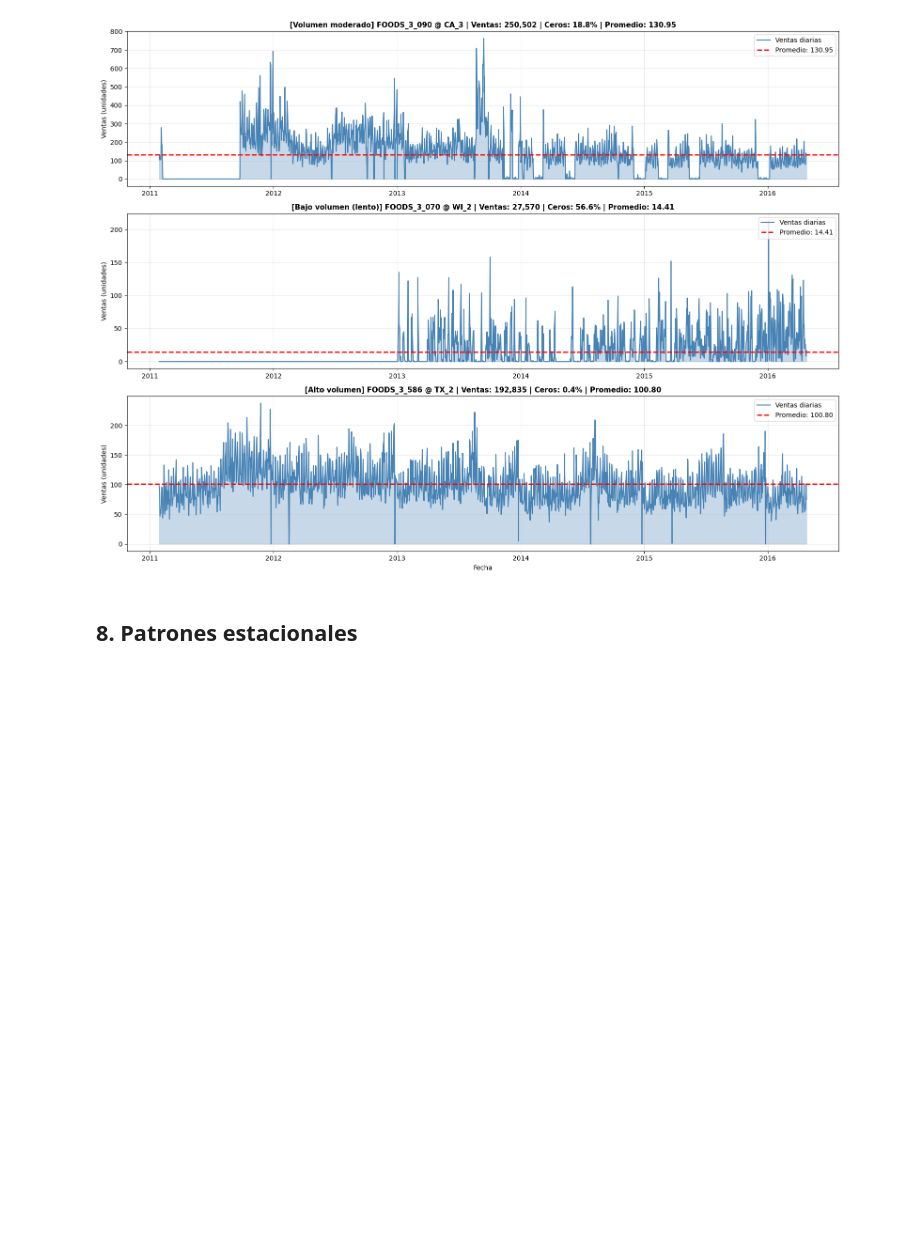
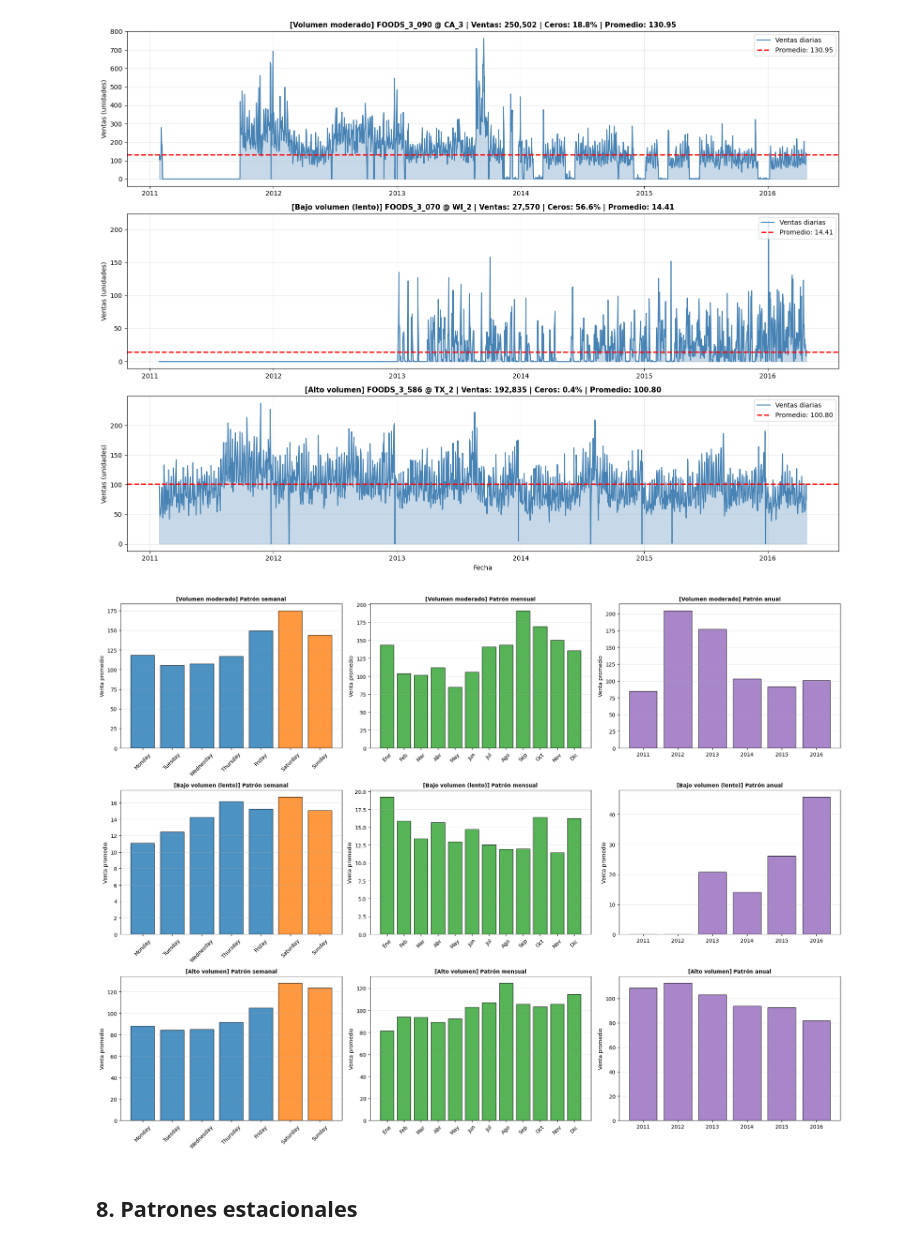
Before and after one commit to desareca/m5-probabilistic-forecast, a Jupyter notebook: notebooks/01_eda.ipynb, the cells around one changed output. Saved outputs shown, nothing was run; the diff lists cells and outputs as text; code cells hidden in the pictures; blank space fills up the shorter version.

Commit message:
add: seasonal patterns (daily, monthly, annual)

```diff
--- a/notebooks/01_eda.ipynb
+++ b/notebooks/01_eda.ipynb
@@ -556,6 +556,62 @@ SERIES REPRESENTATIVAS
 Bajo volumen (lento) FOODS_3_070     WI_2
         Alto volumen FOODS_3_586     TX_2
 [figure]
+# %%
+# Patrones estacionales de las series representativas: semanal, mensual y anual
+weekday_order = ['Monday', 'Tuesday', 'Wednesday', 'Thursday', 'Friday', 'Saturday', 'Sunday']
+month_names = ['Ene', 'Feb', 'Mar', 'Abr', 'May', 'Jun', 'Jul', 'Ago', 'Sep', 'Oct', 'Nov', 'Dic']
+
+fig, axes = plt.subplots(len(example_series), 3, figsize=(20, 5 * len(example_series)))
+if len(example_series) == 1:
+    axes = axes.reshape(1, -1)
+
+for idx, (_, row) in enumerate(example_series.iterrows()):
+    item_id = row['item_id']
+    store_id = row['store_id']
+    tipo = row['tipo']
+
+    query_ts = f"""
+    SELECT
+      date,
+      sales
+    FROM `{PROJECT}.{DATASET}.sales_long`
+    WHERE item_id = '{item_id}' AND store_id = '{store_id}'
+    ORDER BY date
+    """
+    df_ts = client.query(query_ts).to_dataframe()
+    df_ts['date'] = pd.to_datetime(df_ts['date'])
+    df_ts['weekday'] = df_ts['date'].dt.day_name()
+    df_ts['month'] = df_ts['date'].dt.month
+    df_ts['year'] = df_ts['date'].dt.year
+
+    # --- Patrón semanal (día de la semana) ---
+    dow_avg = df_ts.groupby('weekday')['sales'].mean().reindex(weekday_order)
+    colors_dow = ['#ff7f0e' if d in ['Saturday', 'Sunday'] else '#1f77b4' for d in weekday_order]
+    axes[idx, 0].bar(weekday_order, dow_avg.values, color=colors_dow, alpha=0.8, edgecolor='black')
+    axes[idx, 0].set_title(f'[{tipo}] Patrón semanal', fontsize=10, fontweight='bold')
+    axes[idx, 0].set_ylabel('Venta promedio')
+    axes[idx, 0].tick_params(axis='x', rotation=45)
+    axes[idx, 0].grid(axis='y', alpha=0.3)
+
+    # --- Patrón mensual ---
+    month_avg = df_ts.groupby('month')['sales'].mean().reindex(range(1, 13))
+    axes[idx, 1].bar(month_names, month_avg.values, color='#2ca02c', alpha=0.8, edgecolor='black')
+    axes[idx, 1].set_title(f'[{tipo}] Patrón mensual', fontsize=10, fontweight='bold')
+    axes[idx, 1].set_ylabel('Venta promedio')
+    axes[idx, 1].tick_params(axis='x', rotation=45)
+    axes[idx, 1].grid(axis='y', alpha=0.3)
+
+    # --- Patrón anual ---
+    year_avg = df_ts.groupby('year')['sales'].mean()
+    axes[idx, 2].bar(year_avg.index.astype(str), year_avg.values, color='#9467bd', alpha=0.8, edgecolor='black')
+    axes[idx, 2].set_title(f'[{tipo}] Patrón anual', fontsize=10, fontweight='bold')
+    axes[idx, 2].set_ylabel('Venta promedio')
+    axes[idx, 2].grid(axis='y', alpha=0.3)
+
+plt.tight_layout()
+plt.show()
+# %% [output]
+[figure, added]
 # %% [markdown]
 ## 8. Patrones estacionales
 # %%
```
Also changed, not shown: parts of 2 cells of this notebook.
